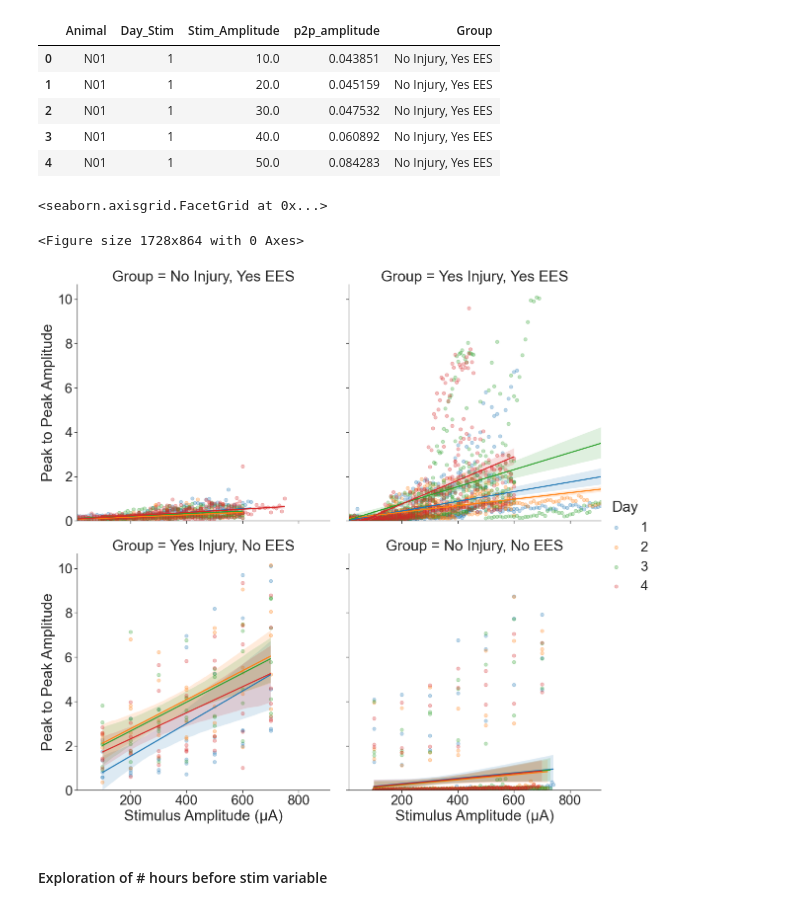
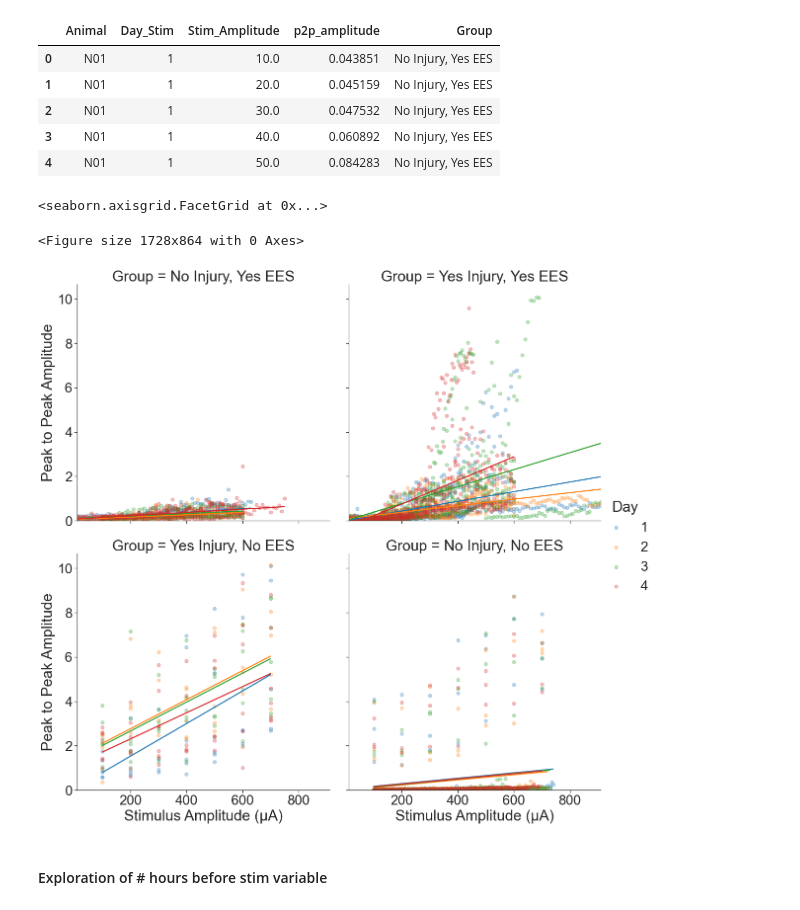
Before and after one commit to IanGMalone/Evoked_Potential_Analysis, a Jupyter notebook: Motor Evoked Potential Analyses.ipynb, the cells around one changed output. Saved outputs shown, nothing was run; the diff lists cells and outputs as text; code cells hidden in the pictures.

```diff
--- a/Motor Evoked Potential Analyses.ipynb
+++ b/Motor Evoked Potential Analyses.ipynb
@@ -168,8 +168,9 @@ df_sta_scaled.head()
 | 3 | 1 | 10.0 | 3.2 | N01 | 0.502634 | No Injury, Yes EES |
 | 4 | 1 | 10.0 | 3.4 | N01 | 0.507489 | No Injury, Yes EES |
 # %%
-# g = sns.FacetGrid(df_sta_scaled[(df_sta_scaled['Stim_Amplitude'] % 10 == 0) & (df_sta_scaled['Group'] == 'Yes Injury, Yes EES')], col='Day_Stim', row='Animal', hue='Stim_Amplitude')
-# g.map_dataframe(sns.lineplot, x='Time', y='STA_Amplitude')
-# g.set_axis_labels('Time (ms)', 'Ampltiude (V)')
-# g.add_legend()
-# # ax.figure.savefig("D:\\normed_stas.png")
+sns.set(font_scale=1)
+g = sns.FacetGrid(df_sta_scaled[(df_sta_scaled['Stim_Amplitude'] % 10 == 0) & (df_sta_scaled['Group'] == 'Yes Injury, Yes EES')], col='Day_Stim', row='Animal', hue='Stim_Amplitude')
+g.map_dataframe(sns.lineplot, x='Time', y='STA_Amplitude')
+g.set_axis_labels('Time (ms)', 'Ampltiude (V)')
+g.add_legend()
+# g.figure.savefig("D:\\normed_stas.png")
@@ -175,0 +180,7 @@ df_sta_scaled.head()
+# %%
+sns.set(font_scale=1)
+g = sns.FacetGrid(df_sta_scaled[(df_sta_scaled['Stim_Amplitude'] % 10 == 0) & (df_sta_scaled['Group'] == 'No Injury, No EES')], col='Day_Stim', row='Animal', hue='Stim_Amplitude')
+g.map_dataframe(sns.lineplot, x='Time', y='STA_Amplitude')
+g.set_axis_labels('Time (ms)', 'Ampltiude (V)')
+g.add_legend()
+# g.figure.savefig("D:\\normed_stas.png")
@@ -378,29 +387,29 @@ df_p2p.head()
 # %%
 plt.figure(figsize=(24,12))
 sns.set(font_scale=2.5)
 sns.set_style("ticks")
 sns.despine()
 
 # df_nice_plot = df_p2p_scaled.copy()
 # df_nice_plot = df_nice_plot.rename(columns={"Day_Stim": "Day", "p2p_amplitude_scaled": "Normalized Peak to Peak Amplitude",
 #                                                     "Stim_Amplitude": "Stimulus Amplitude (μA)"})
 # ax = sns.lmplot(x="Stimulus Amplitude (μA)", y="Normalized Peak to Peak Amplitude", col="Group", hue="Day", data=df_nice_plot,
 #            col_wrap=2, order=1, ci=95, palette="tab10", height=8,
 #            scatter_kws={"s": 50, "alpha": 0.3})
 # ax.set(ylim=(0, None))
 # ax.savefig("D:\\t32-data-blitz.png")
 
 df_nice_plot = df_p2p.copy()
 df_nice_plot = df_nice_plot.rename(columns={"Day_Stim": "Day", "p2p_amplitude": "Peak to Peak Amplitude",
                                                     "Stim_Amplitude": "Stimulus Amplitude (μA)"})
 ax = sns.lmplot(x="Stimulus Amplitude (μA)", y="Peak to Peak Amplitude", col="Group", hue="Day", data=df_nice_plot,
-           col_wrap=2, order=1, ci=95, palette="tab10", height=8,
+           col_wrap=2, order=1, ci=0, palette="tab10", height=8,
            scatter_kws={"s": 50, "alpha": 0.3})
 ax.set(ylim=(0, None))
 # %% [output]
 <seaborn.axisgrid.FacetGrid at 0x...>
 <Figure size 1728x864 with 0 Axes>
-[figure, old version]
+[figure, new version]
 # %% [markdown]
 #### Exploration of # hours before stim variable
 # %%
```
Also changed, not shown: parts of 24 cells of this notebook.
